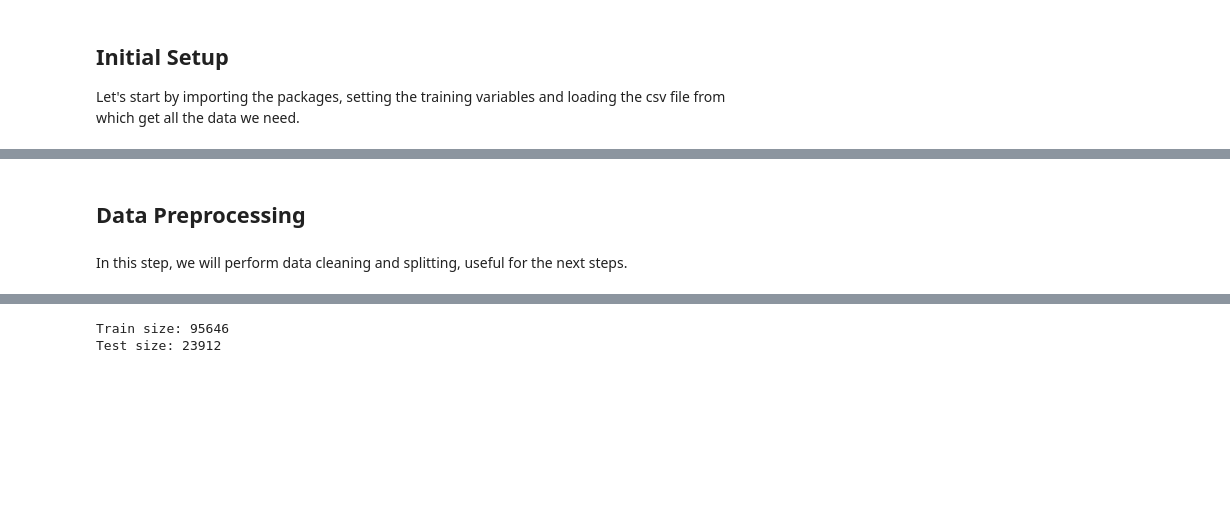
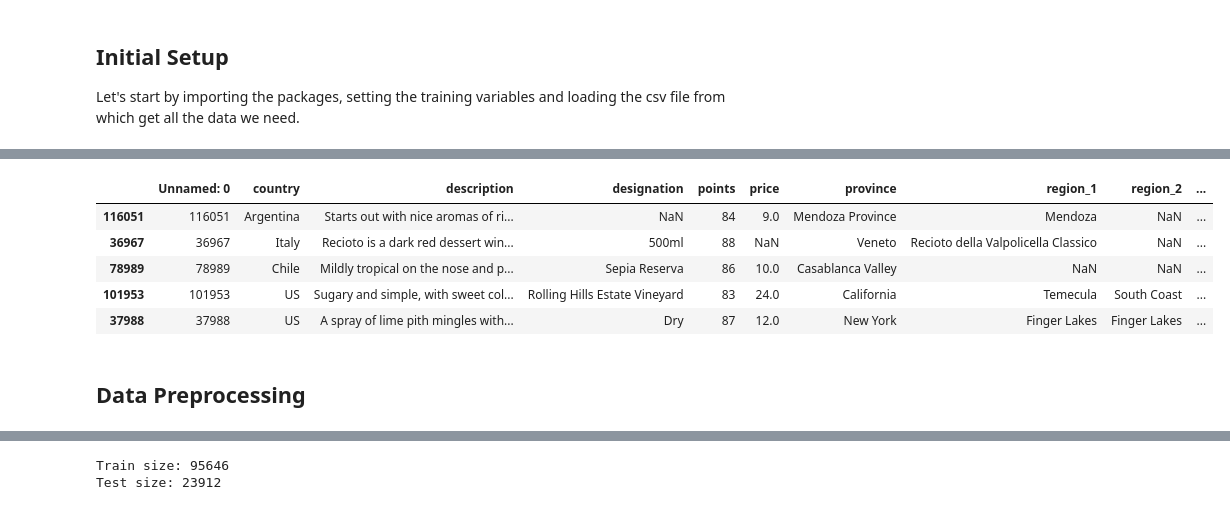
Before and after one commit to floydhub/regression-template, a Jupyter notebook: wide-deep.ipynb, the cells around one changed output, grey strips where cells are left out. Drawn from its saved outputs; the diff is of its cells as text; code cells hidden in the pictures; blank space fills up the shorter version.

```diff
--- a/wide-deep.ipynb
+++ b/wide-deep.ipynb
@@ -79,4 +80,20 @@ data.head()
+# %%
+path = '/floyd/data/winereviews/wine_data.csv'  # ADD path/to/dataset
+
+# Convert the data to a Pandas data frame
+data = pd.read_csv(path)
+
+# Shuffle the data
+data = data.sample(frac=1)
+
+# Print the first 5 rows
+data.head()
+# %% [output]
+|  | Unnamed: 0 | country | description | designation | points | price | province | region_1 | region_2 | ... |
+| 116051 | 116051 | Argentina | Starts out with nice aromas of ri... | NaN | 84 | 9.0 | Mendoza Province | Mendoza | NaN | ... |
+| 36967 | 36967 | Italy | Recioto is a dark red dessert win... | 500ml | 88 | NaN | Veneto | Recioto della Valpolicella Classico | NaN | ... |
+| 78989 | 78989 | Chile | Mildly tropical on the nose and p... | Sepia Reserva | 86 | 10.0 | Casablanca Valley | NaN | NaN | ... |
+| 101953 | 101953 | US | Sugary and simple, with sweet col... | Rolling Hills Estate Vineyard | 83 | 24.0 | California | Temecula | South Coast | ... |
+| 37988 | 37988 | US | A spray of lime pith mingles with... | Dry | 87 | 12.0 | New York | Finger Lakes | Finger Lakes | ... |
 # %% [markdown]
 ## Data Preprocessing
-# %% [markdown]
-In this step, we will perform data cleaning and splitting, useful for the next steps.
```
Also changed, not shown: parts of 21 cells of this notebook, 1 other file.
